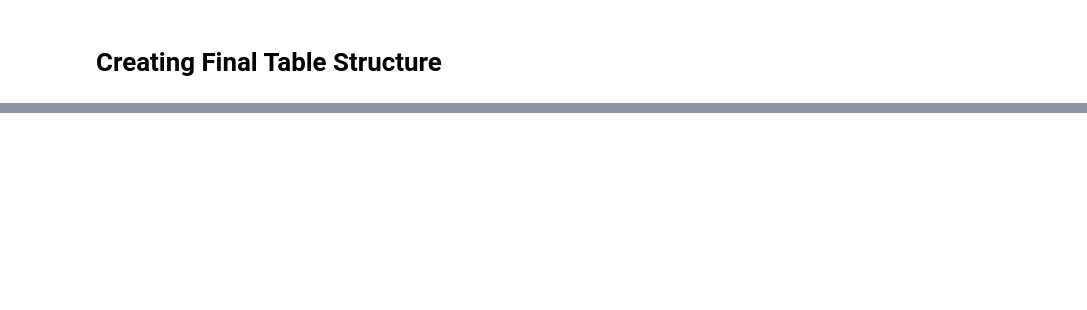
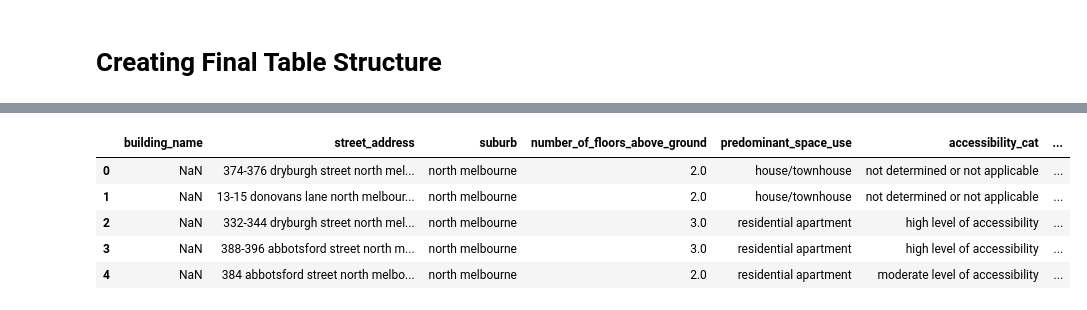
Before and after one commit to CherianK/mobility_mate, a Jupyter notebook: assets/data_preprocessing/dw_buildingdata.ipynb, the cells around one changed output, grey strips where cells are left out. Saved outputs shown, nothing was run; the diff lists cells and outputs as text; code cells hidden in the pictures; blank space fills up the shorter version.

```diff
--- a/assets/data_preprocessing/dw_buildingdata.ipynb
+++ b/assets/data_preprocessing/dw_buildingdata.ipynb
@@ -60,0 +111,5 @@ toilet_df
+# %%
+# Standardising to lowercase
+building_df = building_df.map(lambda x: x.lower() if isinstance(x, str) else x)
+
+building_df.head(5)
@@ -60,0 +123,18 @@ toilet_df
+# %%
+# Renaming columns
+building_df = building_df.rename(columns={'longitude': 'Location_Lon',
+                                          'latitude': 'Location_Lat',
+                                          'accessibility_type': 'accessibility_cat',
+                                          'clue_small_area': 'suburb'})
+
+# Adding location type
+building_df['Accessibility_Type_Name'] = 'buildings'
+
+building_df.head(5)
+# %% [output]
+|  | building_name | street_address | suburb | number_of_floors_above_ground | predominant_space_use | accessibility_cat | ... |
+| 0 | NaN | 374-376 dryburgh street north mel... | north melbourne | 2.0 | house/townhouse | not determined or not applicable | ... |
+| 1 | NaN | 13-15 donovans lane north melbour... | north melbourne | 2.0 | house/townhouse | not determined or not applicable | ... |
+| 2 | NaN | 332-344 dryburgh street north mel... | north melbourne | 3.0 | residential apartment | high level of accessibility | ... |
+| 3 | NaN | 388-396 abbotsford street north m... | north melbourne | 3.0 | residential apartment | high level of accessibility | ... |
+| 4 | NaN | 384 abbotsford street north melbo... | north melbourne | 2.0 | residential apartment | moderate level of accessibility | ... |
```
Also changed, not shown: parts of 5 cells of this notebook.
